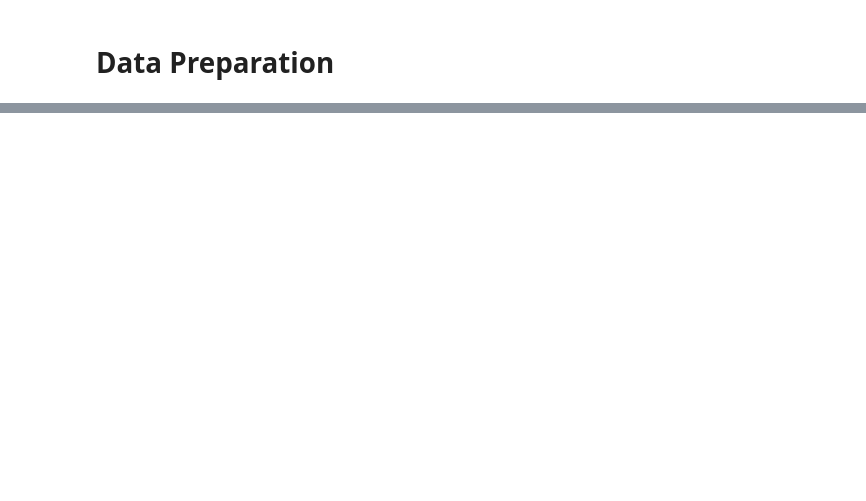
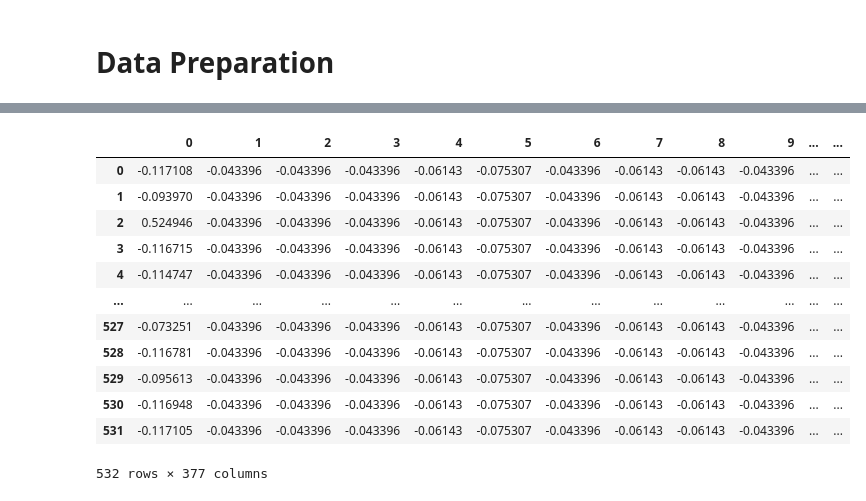
Before and after one commit to amberleeBME/crypto-clusters, a Jupyter notebook: crypto.ipynb, the cells around one changed output, grey strips where cells are left out. Drawn from its saved outputs; the diff is of its cells as text; code cells hidden in the pictures; blank space fills up the shorter version.

```diff
--- a/crypto.ipynb
+++ b/crypto.ipynb
@@ -25,0 +31,23 @@ df
+# %%
+# Create dummy variables
+df = pd.get_dummies(df).copy()
+# Standardize dataset
+arr_scaled = StandardScaler().fit_transform(df)
+df_scaled = pd.DataFrame(
+    data=arr_scaled
+)
+df_scaled
+# %% [output]
+|  | 0 | 1 | 2 | 3 | 4 | 5 | 6 | 7 | 8 | 9 | ... | ... |
+| 0 | -0.117108 | -0.043396 | -0.043396 | -0.043396 | -0.06143 | -0.075307 | -0.043396 | -0.06143 | -0.06143 | -0.043396 | ... | ... |
+| 1 | -0.093970 | -0.043396 | -0.043396 | -0.043396 | -0.06143 | -0.075307 | -0.043396 | -0.06143 | -0.06143 | -0.043396 | ... | ... |
+| 2 | 0.524946 | -0.043396 | -0.043396 | -0.043396 | -0.06143 | -0.075307 | -0.043396 | -0.06143 | -0.06143 | -0.043396 | ... | ... |
+| 3 | -0.116715 | -0.043396 | -0.043396 | -0.043396 | -0.06143 | -0.075307 | -0.043396 | -0.06143 | -0.06143 | -0.043396 | ... | ... |
+| 4 | -0.114747 | -0.043396 | -0.043396 | -0.043396 | -0.06143 | -0.075307 | -0.043396 | -0.06143 | -0.06143 | -0.043396 | ... | ... |
+| ... | ... | ... | ... | ... | ... | ... | ... | ... | ... | ... | ... | ... |
+| 527 | -0.073251 | -0.043396 | -0.043396 | -0.043396 | -0.06143 | -0.075307 | -0.043396 | -0.06143 | -0.06143 | -0.043396 | ... | ... |
+| 528 | -0.116781 | -0.043396 | -0.043396 | -0.043396 | -0.06143 | -0.075307 | -0.043396 | -0.06143 | -0.06143 | -0.043396 | ... | ... |
+| 529 | -0.095613 | -0.043396 | -0.043396 | -0.043396 | -0.06143 | -0.075307 | -0.043396 | -0.06143 | -0.06143 | -0.043396 | ... | ... |
+| 530 | -0.116948 | -0.043396 | -0.043396 | -0.043396 | -0.06143 | -0.075307 | -0.043396 | -0.06143 | -0.06143 | -0.043396 | ... | ... |
+| 531 | -0.117105 | -0.043396 | -0.043396 | -0.043396 | -0.06143 | -0.075307 | -0.043396 | -0.06143 | -0.06143 | -0.043396 | ... | ... |
+532 rows × 377 columns
```
Also changed, not shown: parts of 5 cells of this notebook.
